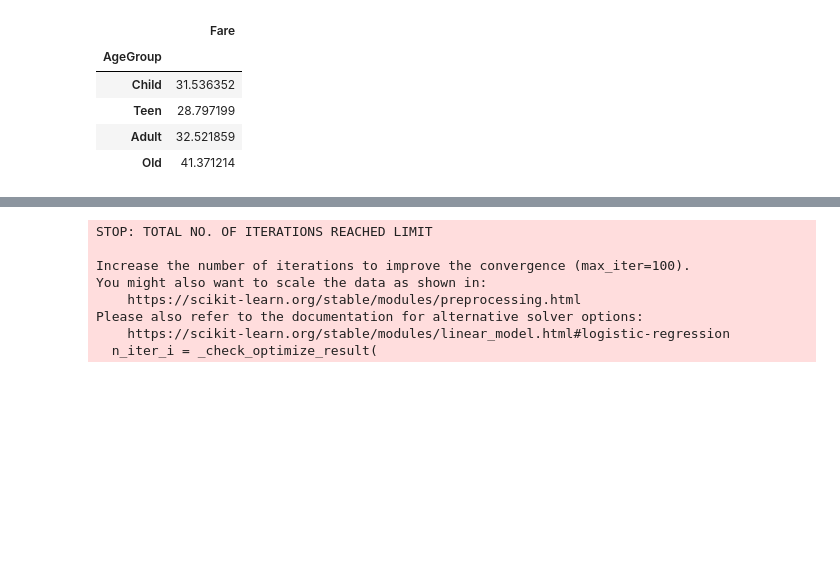
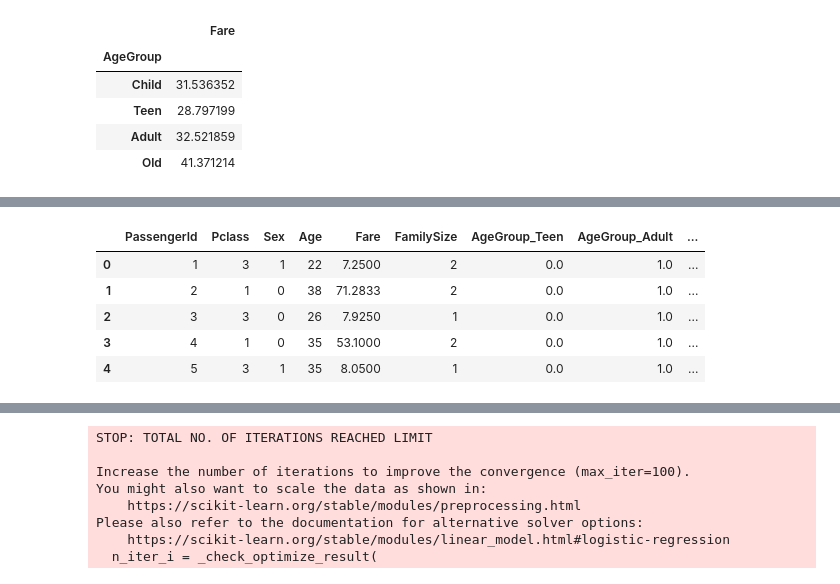
Before and after one commit to ANIKET-DEV1/titanic-survival-prediction, a Jupyter notebook: main.ipynb, the cells around one changed output, grey strips where cells are left out. Drawn from its saved outputs; the diff is of its cells as text; code cells hidden in the pictures; blank space fills up the shorter version.

```diff
--- a/main.ipynb
+++ b/main.ipynb
@@ -360,3 +378,12 @@ TypeError: OneHotEncoder.__init__() got an unexpected keyword argument 'sparse'
+# %%
+x.head()
+# %% [output]
+|  | PassengerId | Pclass | Sex | Age | Fare | FamilySize | AgeGroup_Teen | AgeGroup_Adult | ... |
+| 0 | 1 | 3 | 1 | 22 | 7.2500 | 2 | 0.0 | 1.0 | ... |
+| 1 | 2 | 1 | 0 | 38 | 71.2833 | 2 | 0.0 | 1.0 | ... |
+| 2 | 3 | 3 | 0 | 26 | 7.9250 | 1 | 0.0 | 1.0 | ... |
+| 3 | 4 | 1 | 0 | 35 | 53.1000 | 2 | 0.0 | 1.0 | ... |
+| 4 | 5 | 3 | 1 | 35 | 8.0500 | 1 | 0.0 | 1.0 | ... |
 # %%
 from sklearn.model_selection import train_test_split
 
```
Also changed, not shown: parts of 18 cells of this notebook, 4 other files.
